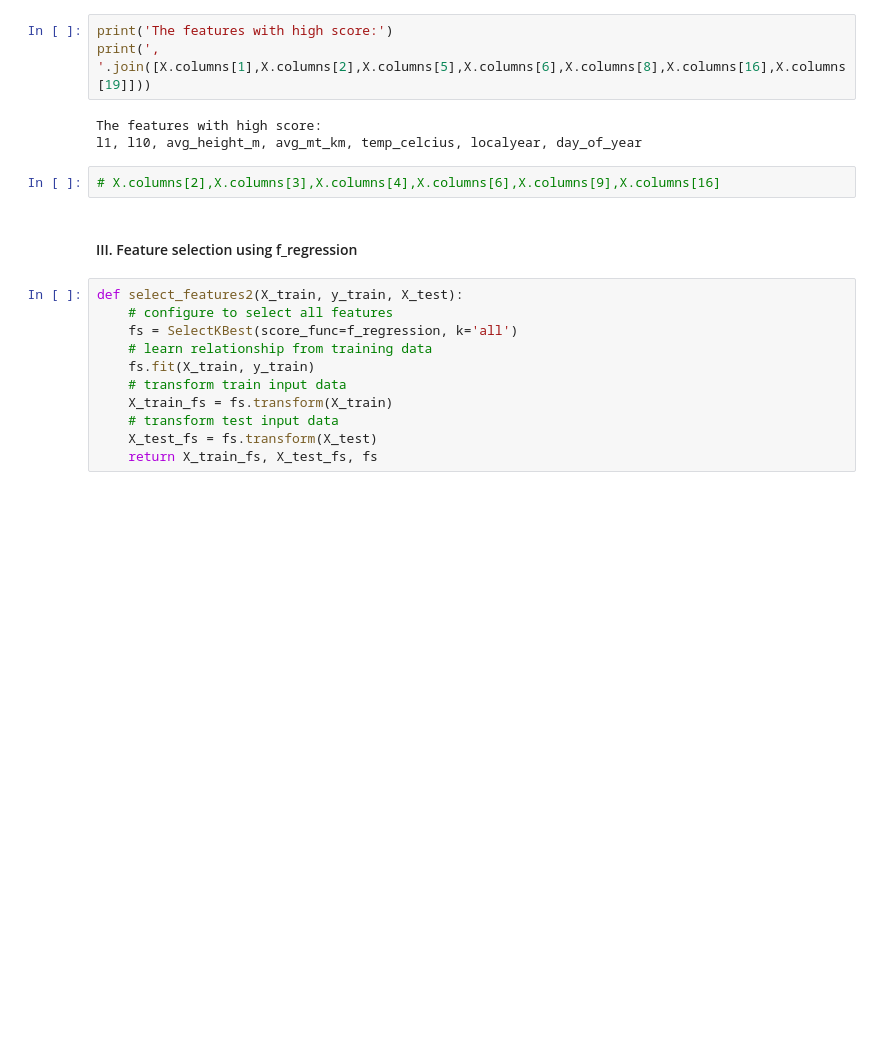
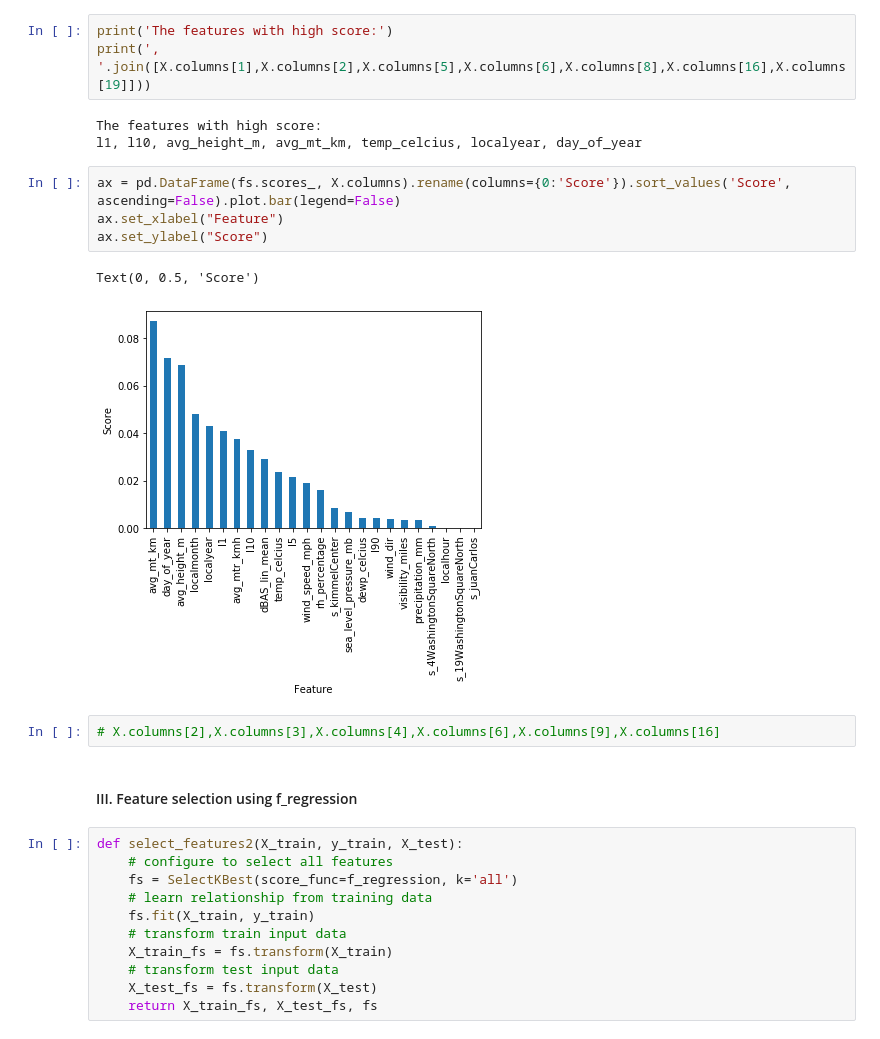
Before and after one commit to meiguan/urban_birds, a Jupyter notebook: model/relationship_spl_vs_yamnet_bird_predictions.ipynb, the cells around one changed output. Drawn from its saved outputs; the diff is of its cells as text; blank space fills up the shorter version.

```diff
--- a/model/relationship_spl_vs_yamnet_bird_predictions.ipynb
+++ b/model/relationship_spl_vs_yamnet_bird_predictions.ipynb
@@ -659,6 +659,13 @@ print(', '.join([X.columns[1],X.columns[2],X.columns[5],X.columns[6],X.columns[8
 # %% [output]
 The features with high score:
 l1, l10, avg_height_m, avg_mt_km, temp_celcius, localyear, day_of_year
+# %%
+ax = pd.DataFrame(fs.scores_, X.columns).rename(columns={0:'Score'}).sort_values('Score', ascending=False).plot.bar(legend=False)
+ax.set_xlabel("Feature")
+ax.set_ylabel("Score")
+# %% [output]
+Text(0, 0.5, 'Score')
+[figure, added]
 # %%
 # X.columns[2],X.columns[3],X.columns[4],X.columns[6],X.columns[9],X.columns[16]
 # %% [markdown]
```
Also changed, not shown: parts of 10 cells of this notebook, 50 other files.
